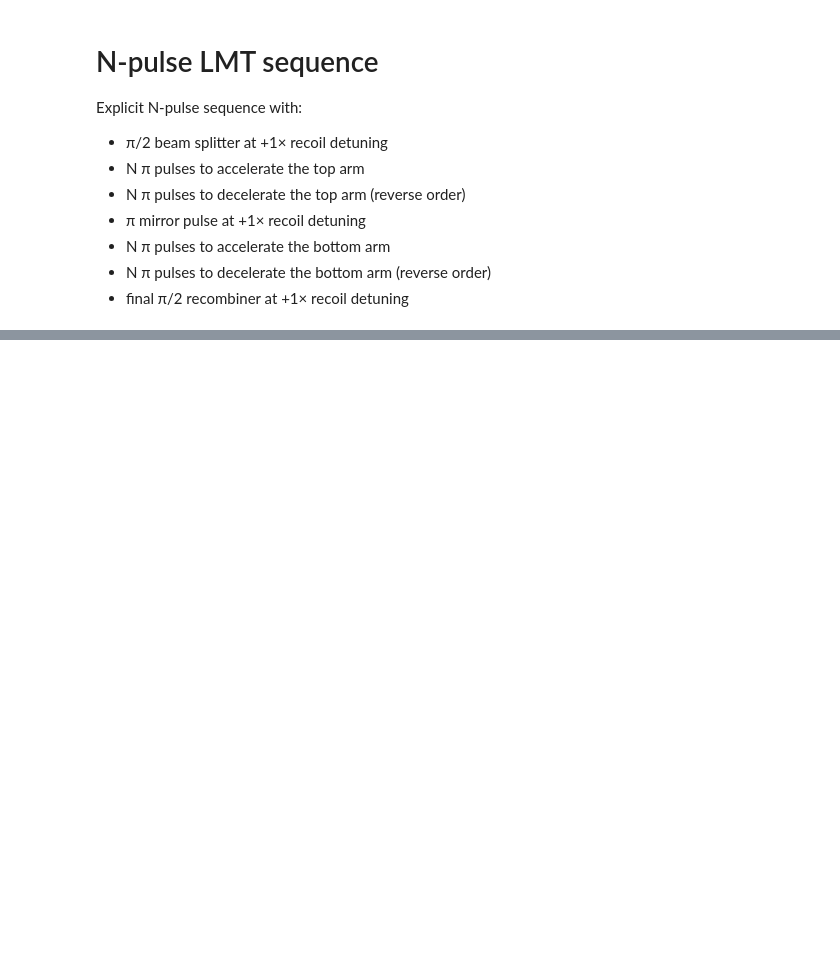
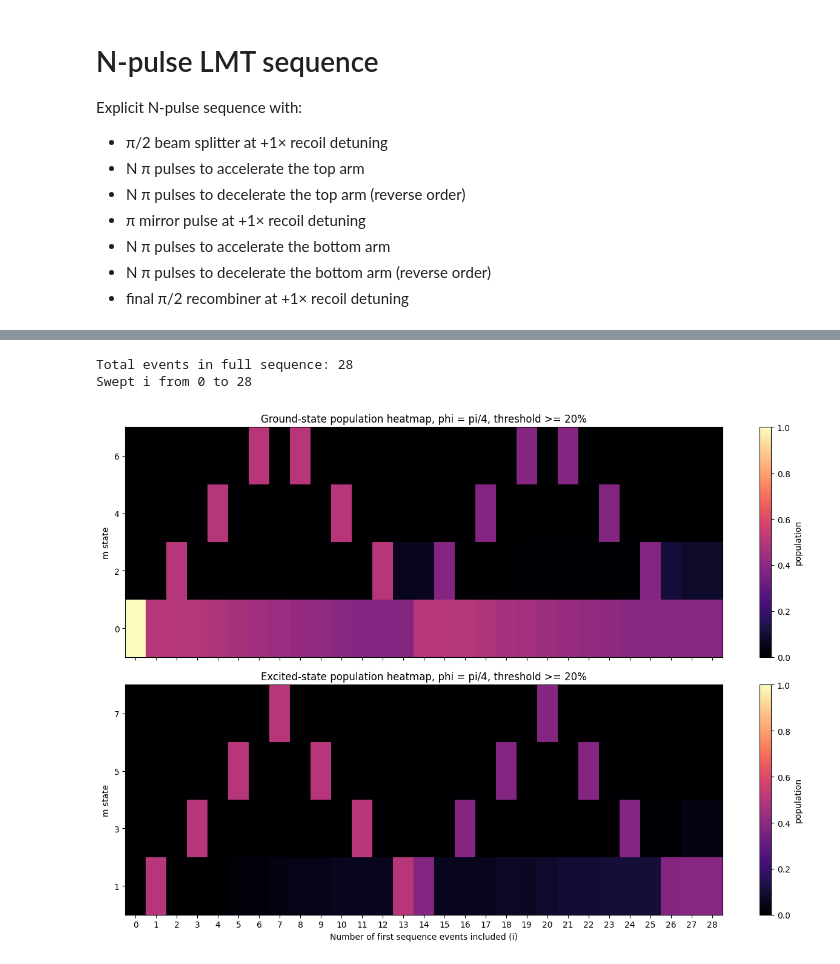
Before and after one commit to charlesbaynham/LMT_sim_scratch, a Jupyter notebook: notebooks/n_pulse_lmt_sequence.ipynb, the cells around one changed output, grey strips where cells are left out. Drawn from its saved outputs; the diff is of its cells as text; code cells hidden in the pictures; blank space fills up the shorter version.

```diff
--- a/notebooks/n_pulse_lmt_sequence.ipynb
+++ b/notebooks/n_pulse_lmt_sequence.ipynb
@@ -168,0 +409,66 @@ print(f'Excited fraction:    {excited_prob / (ground_prob + excited_prob):.6f}')
+# %%
+
+grid_g = np.zeros((len(m_all), n_steps), dtype=float)
+grid_e = np.zeros((len(m_all), n_steps), dtype=float)
+
+for t in range(n_steps):
+    for r, m in enumerate(m_all):
+        grid_g[r, t] = g_steps[t].get(int(m), 0.0)
+        grid_e[r, t] = e_steps[t].get(int(m), 0.0)
+
+threshold = 0.20
+g_keep = grid_g.max(axis=1) >= threshold
+e_keep = grid_e.max(axis=1) >= threshold
+
+x = np.arange(n_steps)
+
+fig, axes = plt.subplots(2, 1, figsize=(13, 9), sharex=True)
+
+
+def plot_heat(ax, grid, keep_mask, title):
+    if keep_mask.any():
+        shown = grid[keep_mask, :]
+        y_labels = m_all[keep_mask]
+        im = ax.imshow(
+            shown,
+            origin='lower',
+            aspect='auto',
+            interpolation='nearest',
+            cmap='magma',
+            vmin=0.0,
+            vmax=1.0,
+        )
+        ax.set_yticks(np.arange(len(y_labels)))
+        ax.set_yticklabels(y_labels)
+        fig.colorbar(im, ax=ax, label='population')
+    else:
+        ax.text(0.5, 0.5, 'No m-state exceeds threshold', ha='center', va='center', transform=ax.transAxes)
+        ax.set_yticks([])
+
+    ax.set_ylabel('m state')
+    ax.set_title(title)
+
+
+plot_heat(
+    axes[0],
+    grid_g,
+    g_keep,
+    f'Ground-state population heatmap, phi = pi/4, threshold >= {threshold:.0%}',
+)
+plot_heat(
+    axes[1],
+    grid_e,
+    e_keep,
+    f'Excited-state population heatmap, phi = pi/4, threshold >= {threshold:.0%}',
+)
+
+axes[1].set_xlabel('Number of first sequence events included (i)')
+axes[1].set_xticks(x)
+
+plt.tight_layout()
+print(f'Total events in full sequence: {len(full_sequence)}')
+print(f'Swept i from 0 to {len(full_sequence)}')
+# %% [output]
+Total events in full sequence: 28
+Swept i from 0 to 28
+[figure, added]
```
Also changed, not shown: parts of 10 cells of this notebook, 4 other files.
